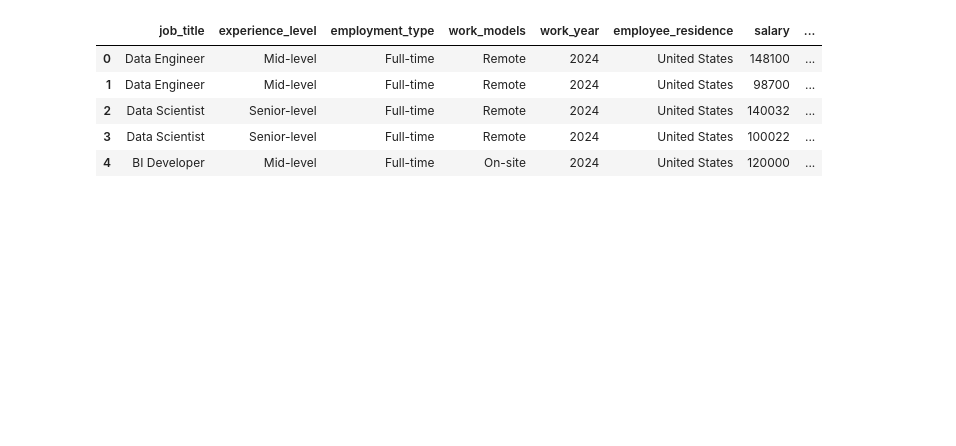
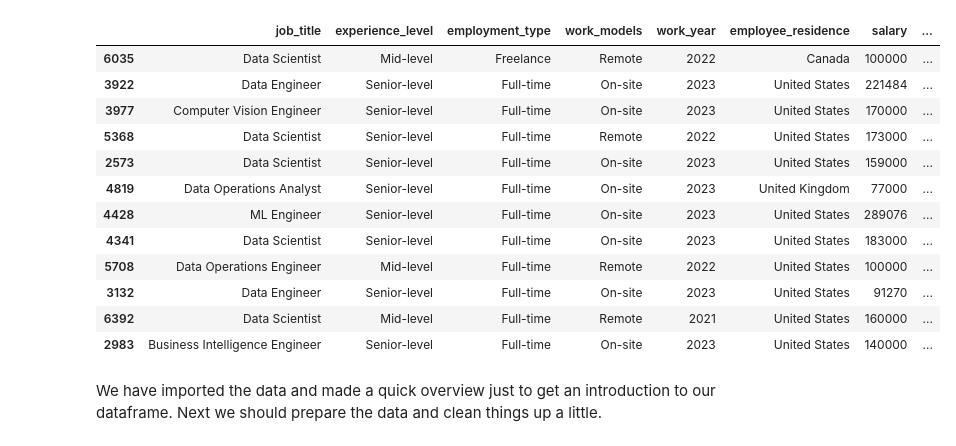
Before and after one commit to Peter537/Dat4-BI-Exam, a Jupyter notebook: main.ipynb, the cells around one changed output. Saved outputs shown, nothing was run; the diff lists cells and outputs as text; code cells hidden in the pictures; blank space fills up the shorter version.

```diff
--- a/main.ipynb
+++ b/main.ipynb
@@ -6,11 +6,21 @@ import seaborn as sns
 import os
 # %%
 df = pd.read_csv('data\\data_science_salaries.csv')
-df.head()
+df.sample(12)
 # %% [output]
 |  | job_title | experience_level | employment_type | work_models | work_year | employee_residence | salary | ... |
-| 0 | Data Engineer | Mid-level | Full-time | Remote | 2024 | United States | 148100 | ... |
-| 1 | Data Engineer | Mid-level | Full-time | Remote | 2024 | United States | 98700 | ... |
-| 2 | Data Scientist | Senior-level | Full-time | Remote | 2024 | United States | 140032 | ... |
-| 3 | Data Scientist | Senior-level | Full-time | Remote | 2024 | United States | 100022 | ... |
-| 4 | BI Developer | Mid-level | Full-time | On-site | 2024 | United States | 120000 | ... |
+| 6035 | Data Scientist | Mid-level | Freelance | Remote | 2022 | Canada | 100000 | ... |
+| 3922 | Data Engineer | Senior-level | Full-time | On-site | 2023 | United States | 221484 | ... |
+| 3977 | Computer Vision Engineer | Senior-level | Full-time | On-site | 2023 | United States | 170000 | ... |
+| 5368 | Data Scientist | Senior-level | Full-time | Remote | 2022 | United States | 173000 | ... |
+| 2573 | Data Scientist | Senior-level | Full-time | On-site | 2023 | United States | 159000 | ... |
+| 4819 | Data Operations Analyst | Senior-level | Full-time | On-site | 2023 | United Kingdom | 77000 | ... |
+| 4428 | ML Engineer | Senior-level | Full-time | On-site | 2023 | United States | 289076 | ... |
+| 4341 | Data Scientist | Senior-level | Full-time | On-site | 2023 | United States | 183000 | ... |
+| 5708 | Data Operations Engineer | Mid-level | Full-time | Remote | 2022 | United States | 100000 | ... |
+| 3132 | Data Engineer | Senior-level | Full-time | On-site | 2023 | United States | 91270 | ... |
+| 6392 | Data Scientist | Mid-level | Full-time | Remote | 2021 | United States | 160000 | ... |
+| 2983 | Business Intelligence Engineer | Senior-level | Full-time | On-site | 2023 | United States | 140000 | ... |
+# %% [markdown]
+We have imported the data and made a quick overview just to get an introduction to our dataframe.
+Next we should prepare the data and clean things up a little.
```
Also changed, not shown: parts of 14 cells of this notebook.
